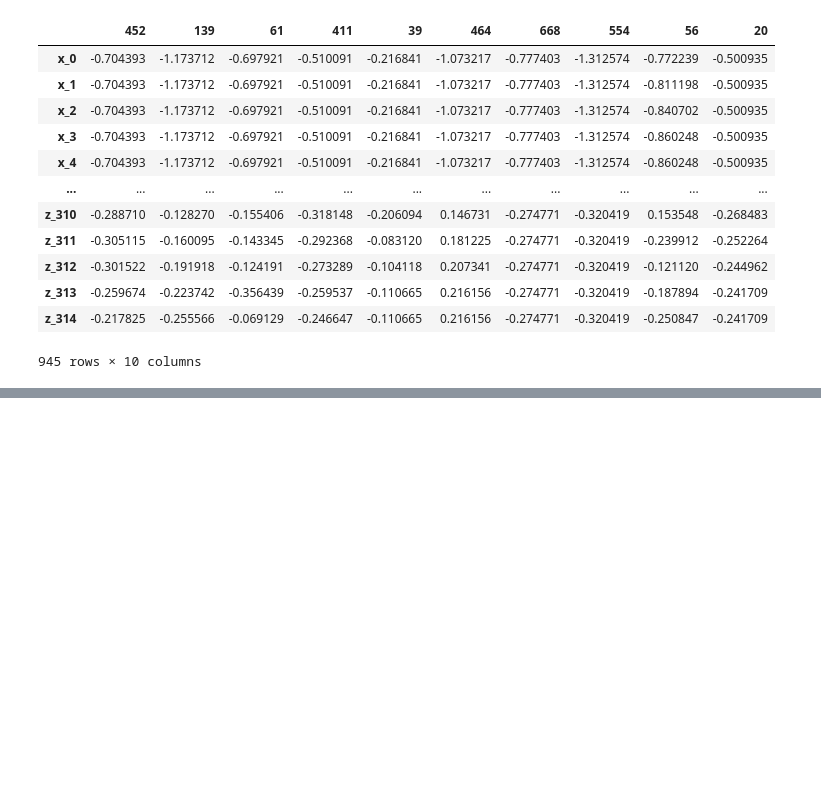
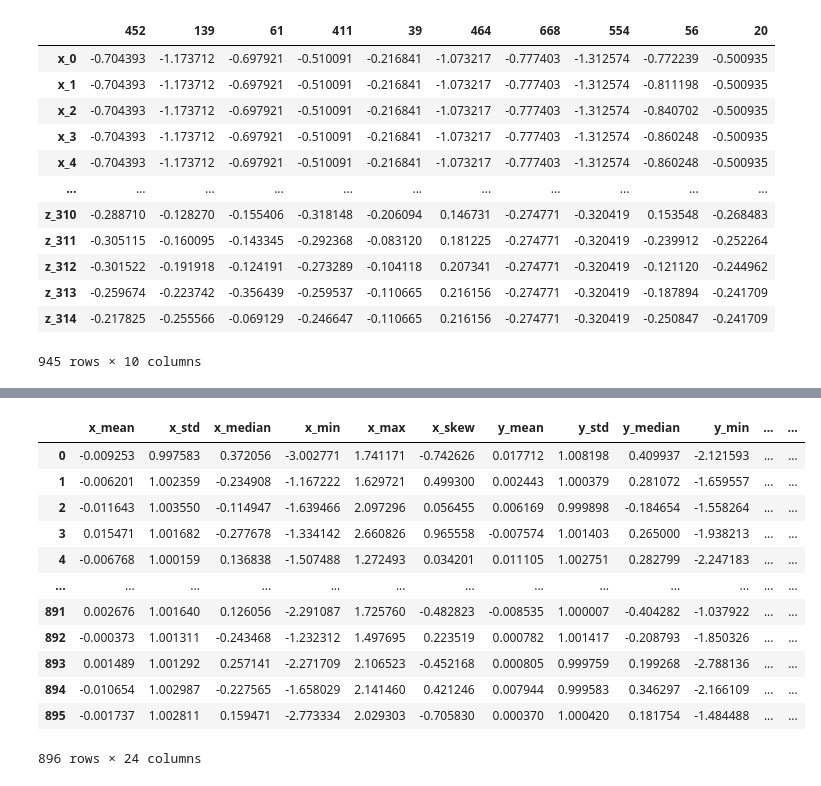
Before and after one commit to MatanAvitan/timeseries_kaggle, a Jupyter notebook: notebooks/data_exploration.ipynb, the cells around one changed output, grey strips where cells are left out. Saved outputs shown, nothing was run; the diff lists cells and outputs as text; code cells hidden in the pictures; blank space fills up the shorter version.

```diff
--- a/notebooks/data_exploration.ipynb
+++ b/notebooks/data_exploration.ipynb
@@ -108,0 +150,4 @@ sample.iloc[:,:-1].transpose()
+# %%
+ACOLS = [cl for cl in data.columns if 'a_' in cl ]
+# %%
+AGGS = ['mean', 'std', 'median', 'min', 'max', 'skew']
@@ -108,0 +170,7 @@ sample.iloc[:,:-1].transpose()
+# %%
+features = []
+
+for comp, cols in zip(['x', 'y', 'z', 'a'], [XCOLS, YCOLS, ZCOLS, ACOLS]):
+    features.append(data[cols]
+                    .apply(AGGS, axis=1)
+                    .rename(lambda cl: f'{comp}_{cl}', axis=1))
@@ -108,0 +209,17 @@ sample.iloc[:,:-1].transpose()
+# %%
+features = pd.concat(features, axis=1)
+features
+# %% [output]
+|  | x_mean | x_std | x_median | x_min | x_max | x_skew | y_mean | y_std | y_median | y_min | ... | ... |
+| 0 | -0.009253 | 0.997583 | 0.372056 | -3.002771 | 1.741171 | -0.742626 | 0.017712 | 1.008198 | 0.409937 | -2.121593 | ... | ... |
+| 1 | -0.006201 | 1.002359 | -0.234908 | -1.167222 | 1.629721 | 0.499300 | 0.002443 | 1.000379 | 0.281072 | -1.659557 | ... | ... |
+| 2 | -0.011643 | 1.003550 | -0.114947 | -1.639466 | 2.097296 | 0.056455 | 0.006169 | 0.999898 | -0.184654 | -1.558264 | ... | ... |
+| 3 | 0.015471 | 1.001682 | -0.277678 | -1.334142 | 2.660826 | 0.965558 | -0.007574 | 1.001403 | 0.265000 | -1.938213 | ... | ... |
+| 4 | -0.006768 | 1.000159 | 0.136838 | -1.507488 | 1.272493 | 0.034201 | 0.011105 | 1.002751 | 0.282799 | -2.247183 | ... | ... |
+| ... | ... | ... | ... | ... | ... | ... | ... | ... | ... | ... | ... | ... |
+| 891 | 0.002676 | 1.001640 | 0.126056 | -2.291087 | 1.725760 | -0.482823 | -0.008535 | 1.000007 | -0.404282 | -1.037922 | ... | ... |
+| 892 | -0.000373 | 1.001311 | -0.243468 | -1.232312 | 1.497695 | 0.223519 | 0.000782 | 1.001417 | -0.208793 | -1.850326 | ... | ... |
+| 893 | 0.001489 | 1.001292 | 0.257141 | -2.271709 | 2.106523 | -0.452168 | 0.000805 | 0.999759 | 0.199268 | -2.788136 | ... | ... |
+| 894 | -0.010654 | 1.002987 | -0.227565 | -1.658029 | 2.141460 | 0.421246 | 0.007944 | 0.999583 | 0.346297 | -2.166109 | ... | ... |
+| 895 | -0.001737 | 1.002811 | 0.159471 | -2.773334 | 2.029303 | -0.705830 | 0.000370 | 1.000420 | 0.181754 | -1.484488 | ... | ... |
+896 rows × 24 columns
```
Also changed, not shown: parts of 10 cells of this notebook.
